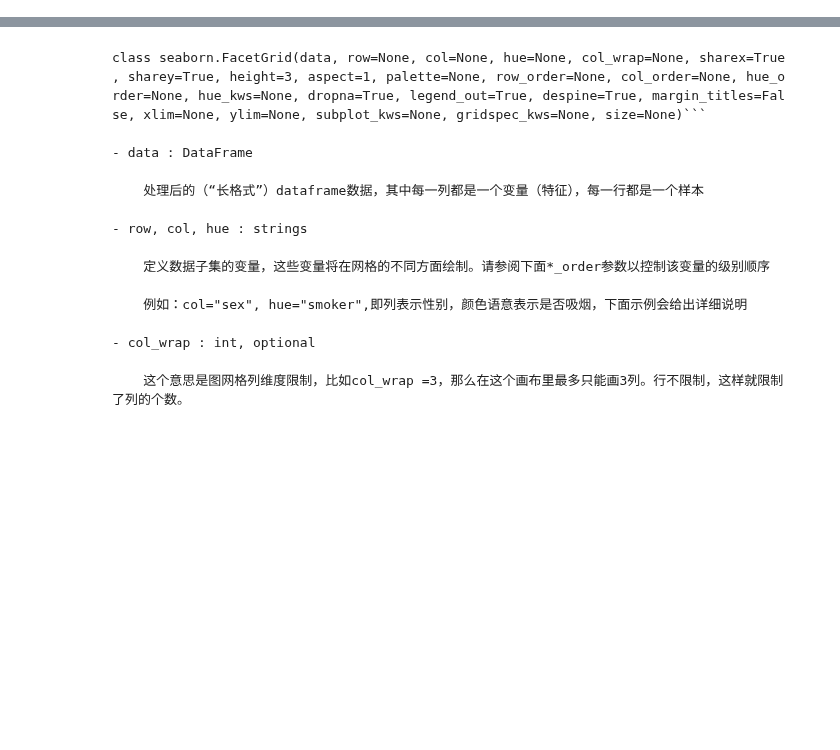
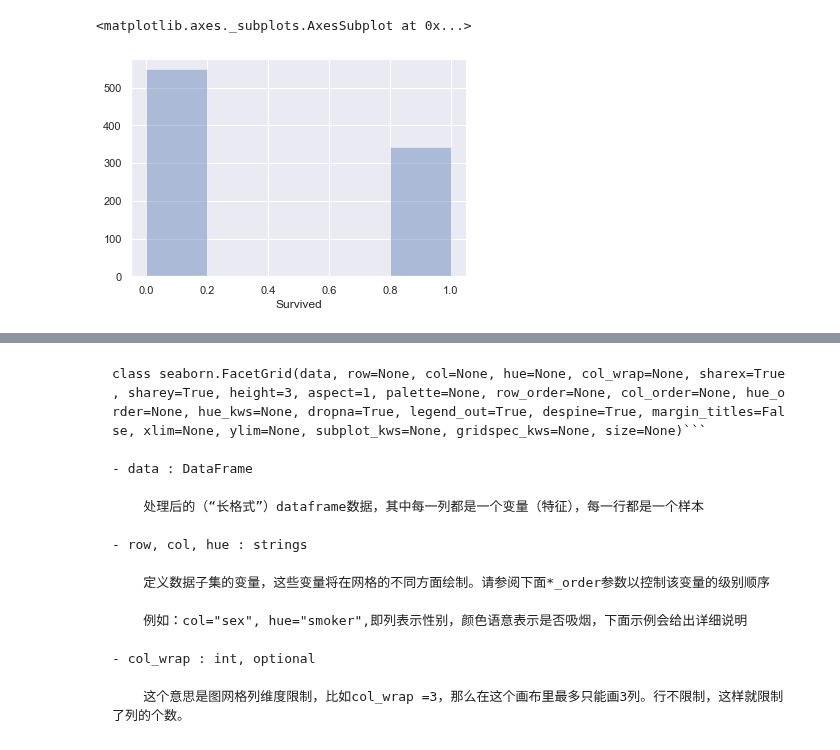
Before and after one commit to Jamie33/learngit, a Jupyter notebook: DataAnalysis/Seaborn.ipynb, the cells around one changed output, grey strips where cells are left out. Cells and saved outputs as stored; diff of their text form; code cells hidden in the pictures; blank space fills up the shorter version.

```diff
--- a/DataAnalysis/Seaborn.ipynb
+++ b/DataAnalysis/Seaborn.ipynb
@@ -46,0 +100,5 @@ seaborn 可以替代 matplotlib。虽然 seaborn 可以满足大部分情况下
+# %%
+sns.distplot(data_train['Survived'],kde=False)
+# %% [output]
+<matplotlib.axes._subplots.AxesSubplot at 0x...>
+[figure, added]
```
Also changed, not shown: parts of 18 cells of this notebook, 7 other files.
